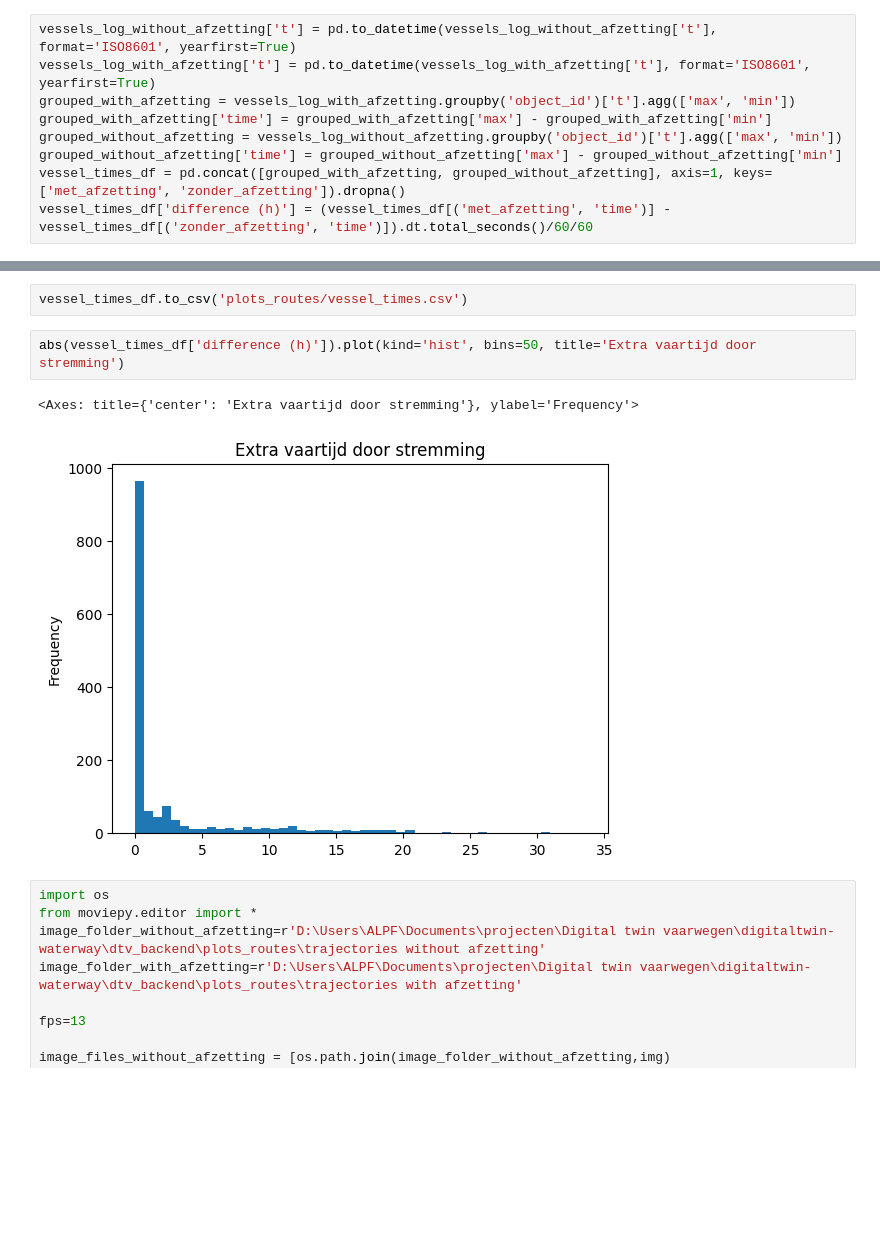
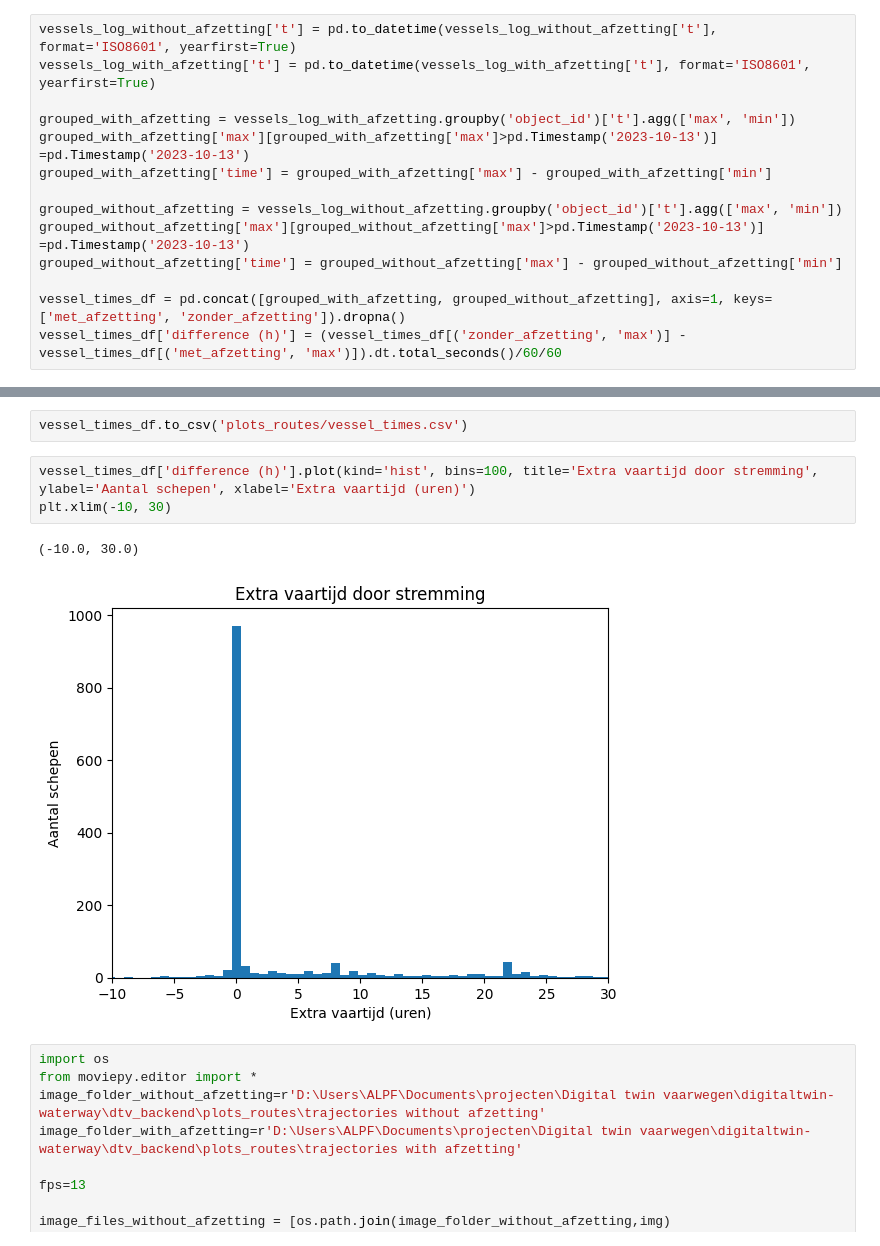
Before and after one commit to Deltares-research/digitaltwin-waterway, a Jupyter notebook: notebooks/ivs/analysis_lock_waiting_times.ipynb, the cells around one changed output, grey strips where cells are left out. Drawn from its saved outputs; the diff is of its cells as text; blank space fills up the shorter version.

```diff
--- a/notebooks/ivs/analysis_lock_waiting_times.ipynb
+++ b/notebooks/ivs/analysis_lock_waiting_times.ipynb
@@ -60,9 +66,14 @@ vessels_log_with_afzetting = gpd.read_file('plots_routes/trajectories_with_afzet
 # %%
 vessels_log_without_afzetting['t'] = pd.to_datetime(vessels_log_without_afzetting['t'], format='ISO8601', yearfirst=True)
 vessels_log_with_afzetting['t'] = pd.to_datetime(vessels_log_with_afzetting['t'], format='ISO8601', yearfirst=True)
+
 grouped_with_afzetting = vessels_log_with_afzetting.groupby('object_id')['t'].agg(['max', 'min'])
+grouped_with_afzetting['max'][grouped_with_afzetting['max']>pd.Timestamp('2023-10-13')] =pd.Timestamp('2023-10-13')
 grouped_with_afzetting['time'] = grouped_with_afzetting['max'] - grouped_with_afzetting['min']
+
 grouped_without_afzetting = vessels_log_without_afzetting.groupby('object_id')['t'].agg(['max', 'min'])
+grouped_without_afzetting['max'][grouped_without_afzetting['max']>pd.Timestamp('2023-10-13')] =pd.Timestamp('2023-10-13')
 grouped_without_afzetting['time'] = grouped_without_afzetting['max'] - grouped_without_afzetting['min']
+
 vessel_times_df = pd.concat([grouped_with_afzetting, grouped_without_afzetting], axis=1, keys=['met_afzetting', 'zonder_afzetting']).dropna()
-vessel_times_df['difference (h)'] = (vessel_times_df[('met_afzetting', 'time')] - vessel_times_df[('zonder_afzetting', 'time')]).dt.total_seconds()/60/60
+vessel_times_df['difference (h)'] = (vessel_times_df[('zonder_afzetting', 'max')] - vessel_times_df[('met_afzetting', 'max')]).dt.total_seconds()/60/60
@@ -69,10 +116,11 @@ vessel_times_df['difference (h)'] = (vessel_times_df[('met_afzetting', 'time')]
 # %%
 vessel_times_df.to_csv('plots_routes/vessel_times.csv')
 # %%
-abs(vessel_times_df['difference (h)']).plot(kind='hist', bins=50, title='Extra vaartijd door stremming')
+vessel_times_df['difference (h)'].plot(kind='hist', bins=100, title='Extra vaartijd door stremming', ylabel='Aantal schepen', xlabel='Extra vaartijd (uren)')
+plt.xlim(-10, 30)
 # %% [output]
-<Axes: title={'center': 'Extra vaartijd door stremming'}, ylabel='Frequency'>
+(-10.0, 30.0)
-[figure, old version]
+[figure, new version]
 # %%
 import os
 from moviepy.editor import *
```
Also changed, not shown: parts of 5 cells of this notebook, 5 other files.
